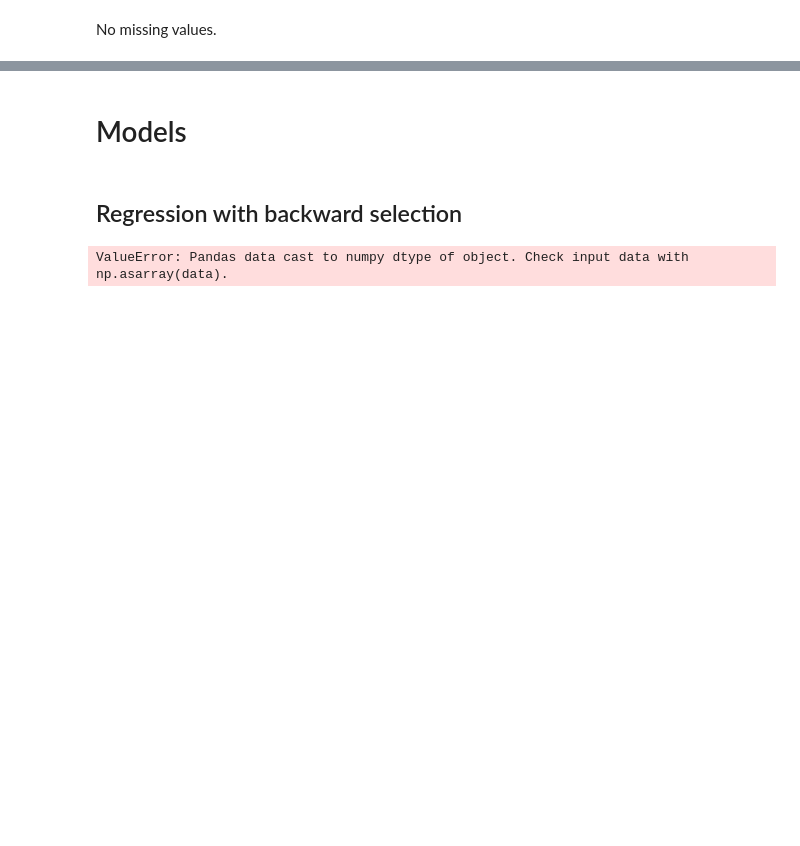
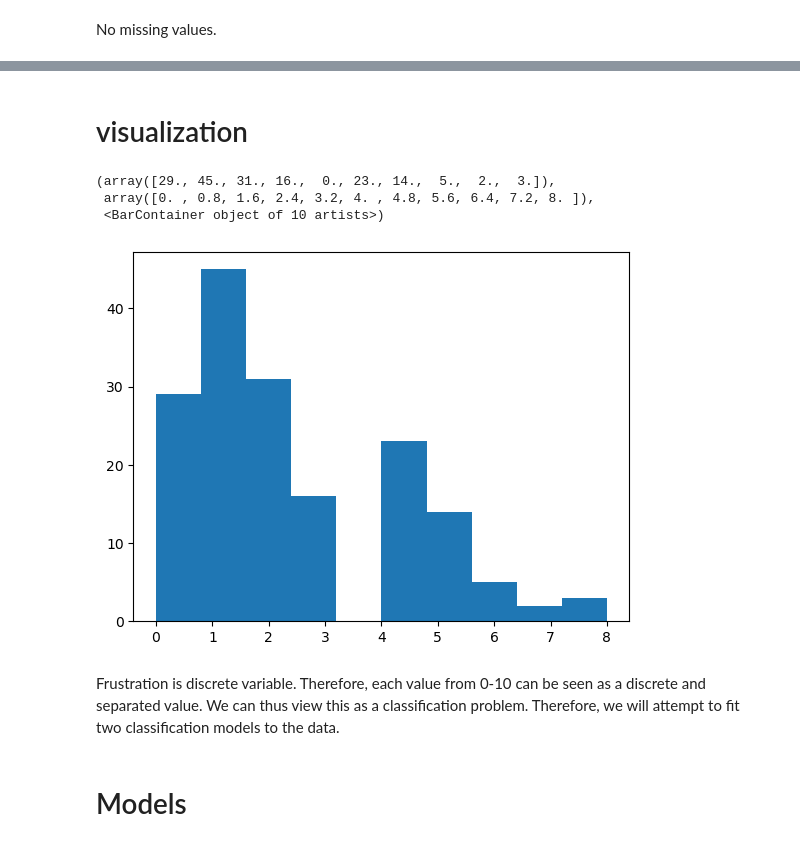
Before and after one commit to Mikel-Yu/02455-individual-project, a Jupyter notebook: Assignment_1_Task_2.ipynb, the cells around one changed output, grey strips where cells are left out. Drawn from its saved outputs; the diff is of its cells as text; code cells hidden in the pictures; blank space fills up the shorter version.

```diff
--- a/Assignment_1_Task_2.ipynb
+++ b/Assignment_1_Task_2.ipynb
@@ -72,42 +65,13 @@ data.head()
+# %% [markdown]
+# visualization
+# %%
+plt.hist(Frustrated)
+# %% [output]
+(array([29., 45., 31., 16.,  0., 23., 14.,  5.,  2.,  3.]),
+ array([0. , 0.8, 1.6, 2.4, 3.2, 4. , 4.8, 5.6, 6.4, 7.2, 8. ]),
+ <BarContainer object of 10 artists>)
+[figure, added]
+# %% [markdown]
+Frustration is discrete variable. Therefore, each value from 0-10 can be seen as a discrete and separated value. We can thus view this as a classification problem. Therefore, we will attempt to fit two classification models to the data.
 # %% [markdown]
 # Models
-# %% [markdown]
-## Regression with backward selection
-# %%
-# Define the features and target variable
-X = data.drop(columns=['Frustrated'])
-y = data['Frustrated']
-
-# Add a constant to the model (intercept)
-X = sm.add_constant(X)
-
-# Perform backward selection
-def backward_elimination(X, y, significance_level=0.05):
-    num_vars = len(X.columns)
-    for i in range(num_vars):
-        regressor_ols = sm.OLS(y, X).fit()
-        max_p_value = max(regressor_ols.pvalues)
-        if max_p_value > significance_level:
-            max_p_var = regressor_ols.pvalues.idxmax()
-            X = X.drop(columns=[max_p_var])
-    return X
-
-# Fit the model
-X_selected = backward_elimination(X, y)
-regressor = sm.OLS(y, X_selected).fit()
-
-# Evaluate using Leave-One-Out Cross-Validation
-loo = LeaveOneOut()
-mse_scores = []
-
-for train_index, test_index in loo.split(X_selected):
-    X_train, X_test = X_selected.iloc[train_index], X_selected.iloc[test_index]
-    y_train, y_test = y.iloc[train_index], y.iloc[test_index]
-    model = sm.OLS(y_train, X_train).fit()
-    predictions = model.predict(X_test)
-    mse_scores.append(mean_squared_error(y_test, predictions))
-
-reg_loo_mse = np.mean(mse_scores)
-print(f'Regression Model LOOCV MSE: {reg_loo_mse}')
-# %% [output]
-ValueError: Pandas data cast to numpy dtype of object. Check input data with np.asarray(data).
```
Also changed, not shown: parts of 20 cells of this notebook, 1 other file.
